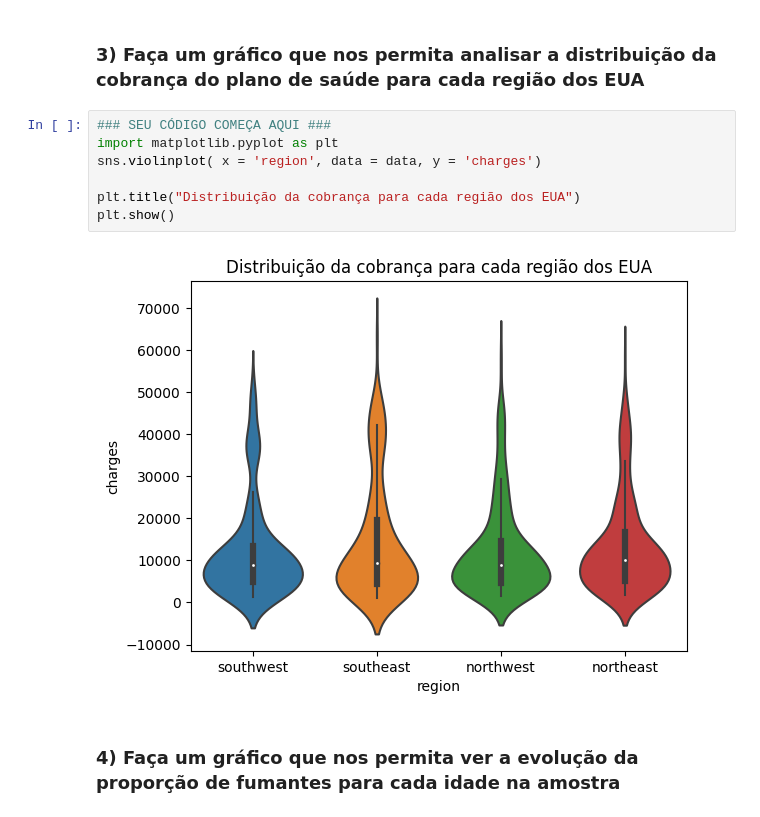
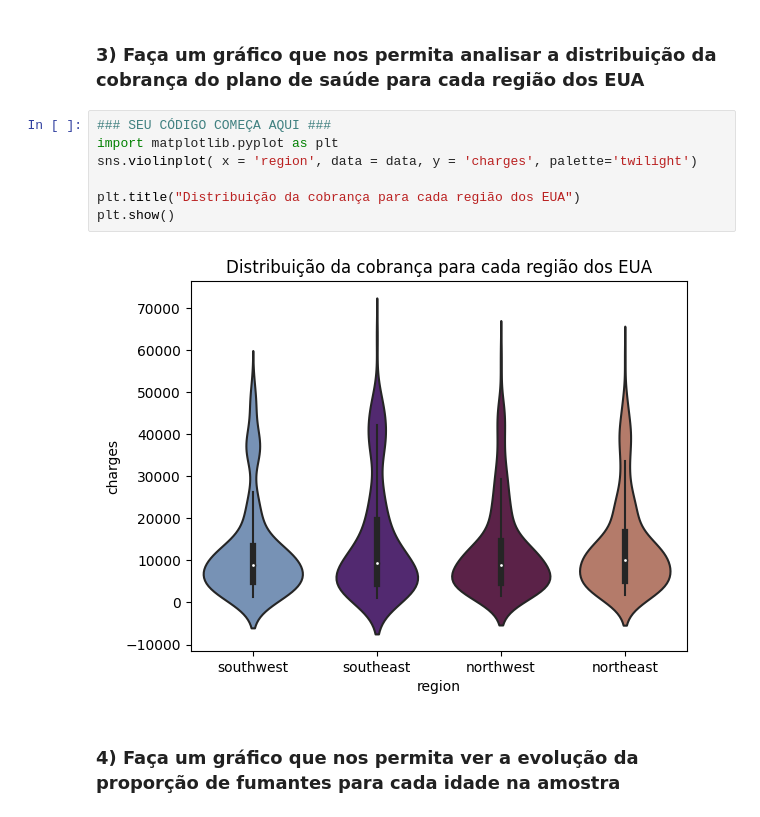
Before and after one commit to GabrielGrub/Trainee_FEA.dev, a Jupyter notebook: Curso de Python - 2022/Lista8 - Visualização de dados.ipynb, the cells around one changed output. Cells and saved outputs as stored; diff of their text form.

```diff
--- a/Curso de Python - 2022/Lista8 - Visualização de dados.ipynb
+++ b/Curso de Python - 2022/Lista8 - Visualização de dados.ipynb
@@ -168,12 +168,12 @@ plt.show()
 # %%
 ### SEU CÓDIGO COMEÇA AQUI ###
 import matplotlib.pyplot as plt
-sns.violinplot( x = 'region', data = data, y = 'charges')
+sns.violinplot( x = 'region', data = data, y = 'charges', palette='twilight')
 
 plt.title("Distribuição da cobrança para cada região dos EUA")
 plt.show()
 # %% [output]
-[figure, old version]
+[figure, new version]
 # %% [markdown]
 ### 4) Faça um gráfico que nos permita ver a evolução da proporção de fumantes para cada idade na amostra
 # %% [markdown]
```
Also changed, not shown: parts of 3 cells of this notebook.
